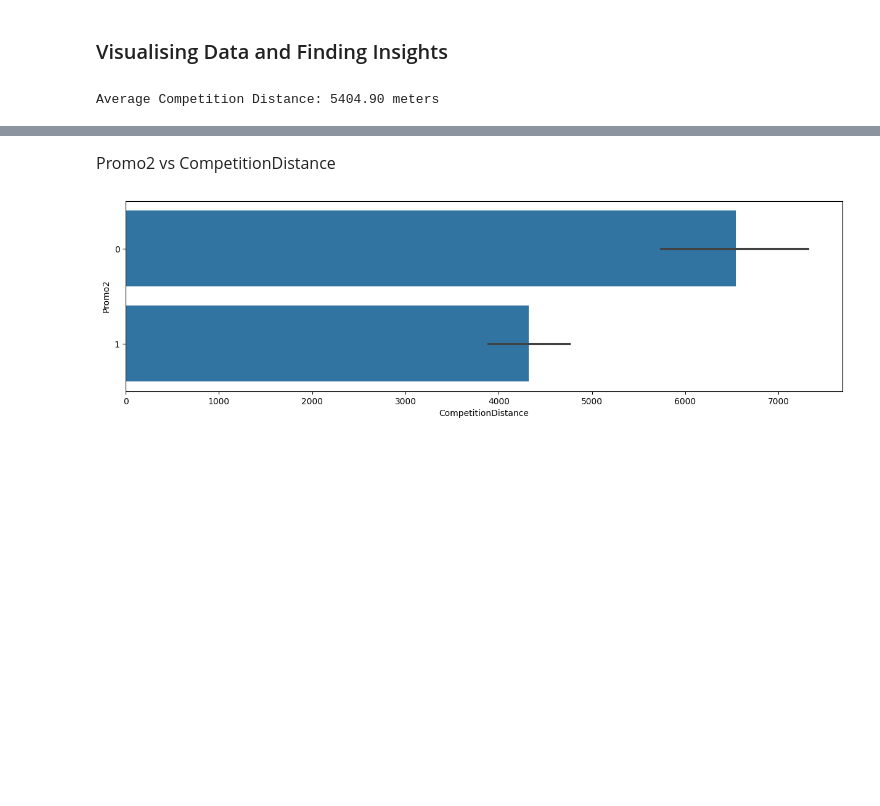
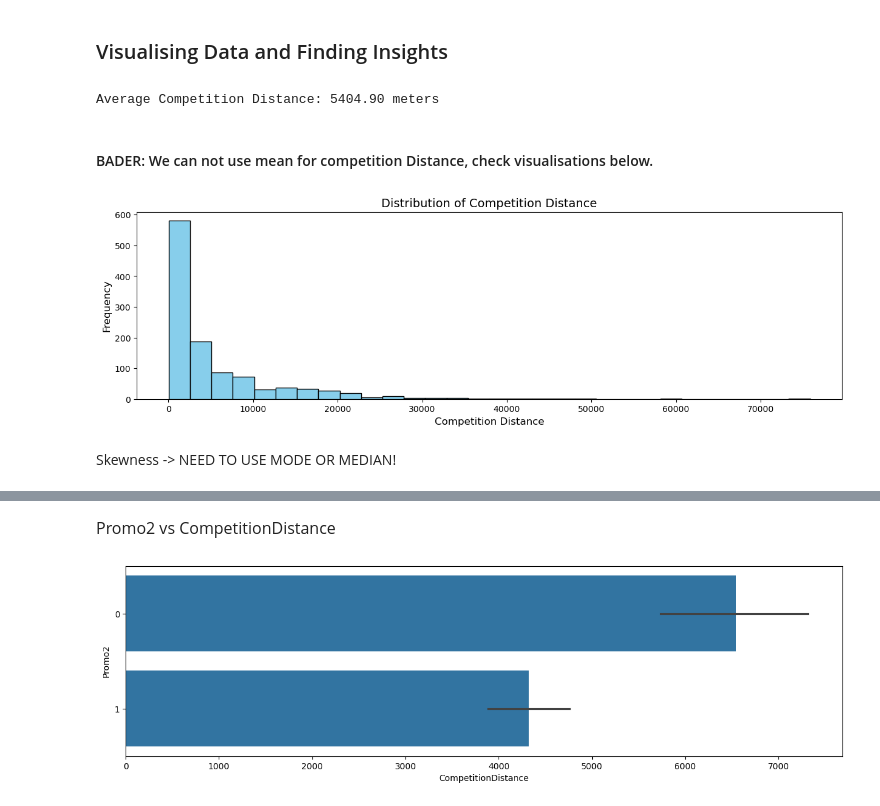
Before and after one commit to piyushsinghoffice/UoM-Data-Env, a Jupyter notebook: Assignment 2/main.ipynb, the cells around one changed output, grey strips where cells are left out. Cells and saved outputs as stored; diff of their text form; code cells hidden in the pictures; blank space fills up the shorter version.

```diff
--- a/Assignment 2/main.ipynb
+++ b/Assignment 2/main.ipynb
@@ -111,3 +111,22 @@ dtype: int64
 print(f"Average Competition Distance: {store.CompetitionDistance.mean():.2f} meters")
 # %% [output]
 Average Competition Distance: 5404.90 meters
+# %% [markdown]
+#### BADER: We can not use mean for competition Distance, check visualisations below.
+# %%
+plt.figure(figsize=(15, 4))
+
+# Plot histogram for the 'CompetitionDistance' column
+plt.hist(store['CompetitionDistance'], bins=30, color='skyblue', edgecolor='black')
+
+# Add title and labels
+plt.title("Distribution of Competition Distance", fontsize=14)
+plt.xlabel("Competition Distance", fontsize=12)
+plt.ylabel("Frequency", fontsize=12)
+
+# Display the plot
+plt.show()
+# %% [output]
+[figure, added]
+# %% [markdown]
+Skewness -> NEED TO USE MODE OR MEDIAN!
```
Also changed, not shown: parts of 6 cells of this notebook.
